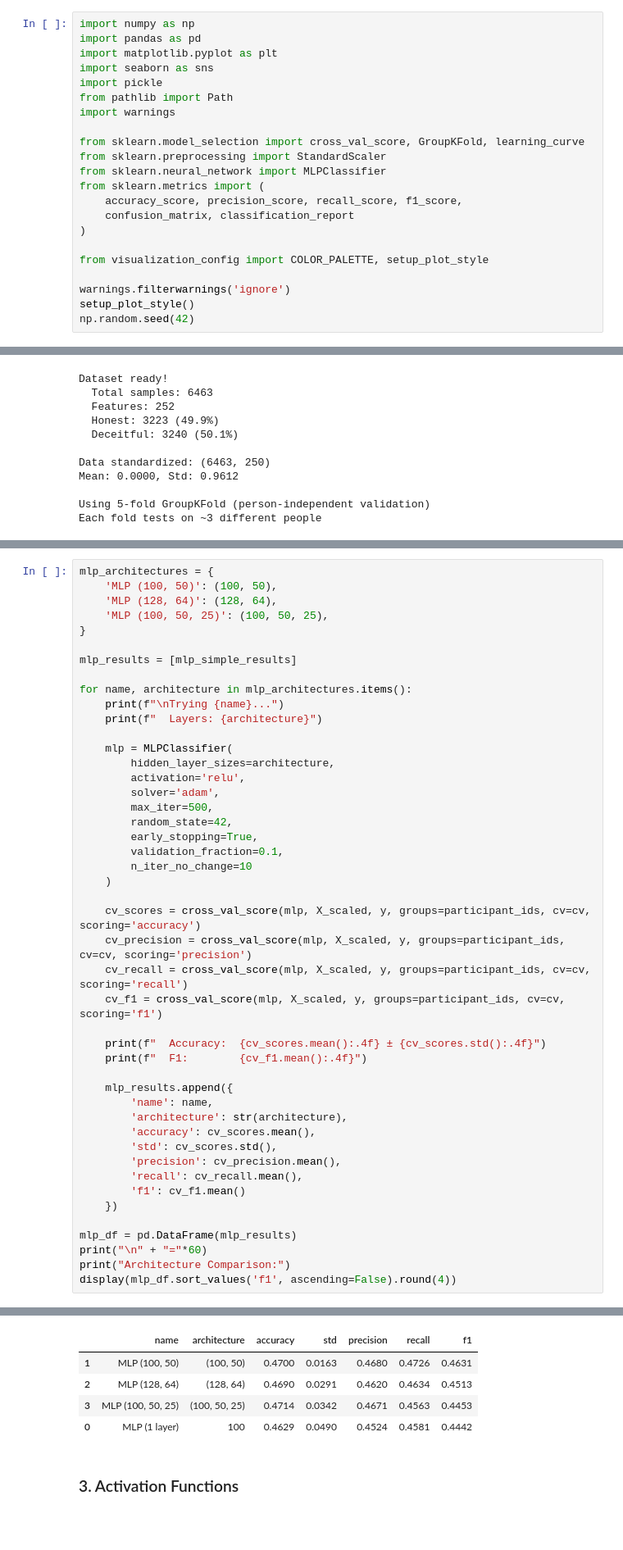
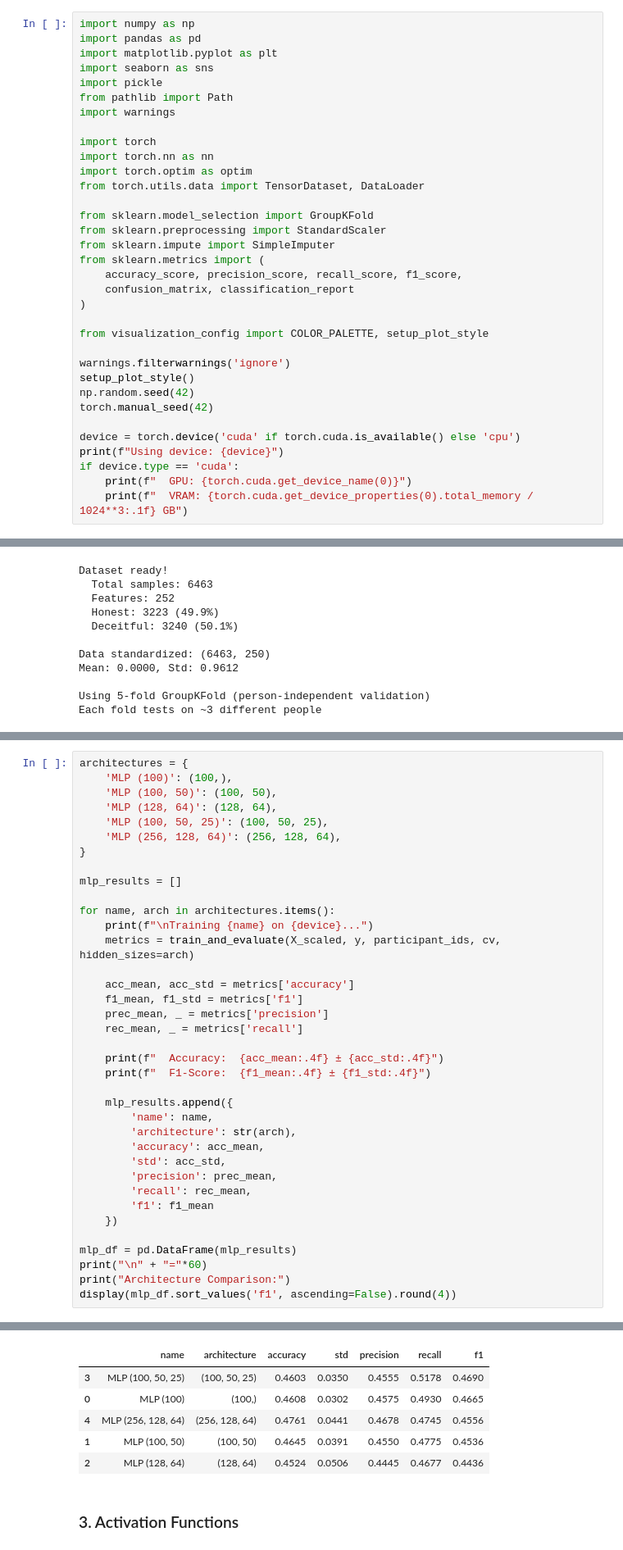
Before and after one commit to wsparcie/ai-ml-neuron-rekrutacja-2025, a Jupyter notebook: neural_networks.ipynb, the cells around one changed output, grey strips where cells are left out. Shown at 82% size. Drawn from its saved outputs; the diff is of its cells as text; blank space fills up the shorter version.

```diff
--- a/neural_networks.ipynb
+++ b/neural_networks.ipynb
@@ -9,9 +9,14 @@ import pickle
 from pathlib import Path
 import warnings
 
-from sklearn.model_selection import cross_val_score, GroupKFold, learning_curve
+import torch
+import torch.nn as nn
+import torch.optim as optim
+from torch.utils.data import TensorDataset, DataLoader
+
+from sklearn.model_selection import GroupKFold
 from sklearn.preprocessing import StandardScaler
-from sklearn.neural_network import MLPClassifier
+from sklearn.impute import SimpleImputer
 from sklearn.metrics import (
     accuracy_score, precision_score, recall_score, f1_score,
     confusion_matrix, classification_report
@@ -22,3 +27,10 @@ from visualization_config import COLOR_PALETTE, setup_plot_style
 warnings.filterwarnings('ignore')
 setup_plot_style()
 np.random.seed(42)
+torch.manual_seed(42)
+
+device = torch.device('cuda' if torch.cuda.is_available() else 'cpu')
+print(f"Using device: {device}")
+if device.type == 'cuda':
+    print(f"  GPU: {torch.cuda.get_device_name(0)}")
+    print(f"  VRAM: {torch.cuda.get_device_properties(0).total_memory / 1024**3:.1f} GB")
@@ -213,43 +274,34 @@ Results:
 # %%
-mlp_architectures = {
+architectures = {
+    'MLP (100)': (100,),
     'MLP (100, 50)': (100, 50),
     'MLP (128, 64)': (128, 64),
     'MLP (100, 50, 25)': (100, 50, 25),
+    'MLP (256, 128, 64)': (256, 128, 64),
 }
 
-mlp_results = [mlp_simple_results]
+mlp_results = []
 
-for name, architecture in mlp_architectures.items():
-    print(f"\nTrying {name}...")
-    print(f"  Layers: {architecture}")
+for name, arch in architectures.items():
+    print(f"\nTraining {name} on {device}...")
+    metrics = train_and_evaluate(X_scaled, y, participant_ids, cv, hidden_sizes=arch)
 
-    mlp = MLPClassifier(
-        hidden_layer_sizes=architecture,
-        activation='relu',
-        solver='adam',
-        max_iter=500,
-        random_state=42,
-        early_stopping=True,
-        validation_fraction=0.1,
-        n_iter_no_change=10
-    )
+    acc_mean, acc_std = metrics['accuracy']
+    f1_mean, f1_std = metrics['f1']
+    prec_mean, _ = metrics['precision']
+    rec_mean, _ = metrics['recall']
 
-    cv_scores = cross_val_score(mlp, X_scaled, y, groups=participant_ids, cv=cv, scoring='accuracy')
-    cv_precision = cross_val_score(mlp, X_scaled, y, groups=participant_ids, cv=cv, scoring='precision')
-    cv_recall = cross_val_score(mlp, X_scaled, y, groups=participant_ids, cv=cv, scoring='recall')
-    cv_f1 = cross_val_score(mlp, X_scaled, y, groups=participant_ids, cv=cv, scoring='f1')
-
-    print(f"  Accuracy:  {cv_scores.mean():.4f} ± {cv_scores.std():.4f}")
-    print(f"  F1:        {cv_f1.mean():.4f}")
+    print(f"  Accuracy:  {acc_mean:.4f} ± {acc_std:.4f}")
+    print(f"  F1-Score:  {f1_mean:.4f} ± {f1_std:.4f}")
 
     mlp_results.append({
         'name': name,
-        'architecture': str(architecture),
-        'accuracy': cv_scores.mean(),
-        'std': cv_scores.std(),
-        'precision': cv_precision.mean(),
-        'recall': cv_recall.mean(),
-        'f1': cv_f1.mean()
+        'architecture': str(arch),
+        'accuracy': acc_mean,
+        'std': acc_std,
+        'precision': prec_mean,
+        'recall': rec_mean,
+        'f1': f1_mean
     })
 
 mlp_df = pd.DataFrame(mlp_results)
@@ -274,11 +326,12 @@ Trying MLP (100, 50, 25)...
 
 ============================================================
 Architecture Comparison:
 |  | name | architecture | accuracy | std | precision | recall | f1 |
-| 1 | MLP (100, 50) | (100, 50) | 0.4700 | 0.0163 | 0.4680 | 0.4726 | 0.4631 |
-| 2 | MLP (128, 64) | (128, 64) | 0.4690 | 0.0291 | 0.4620 | 0.4634 | 0.4513 |
-| 3 | MLP (100, 50, 25) | (100, 50, 25) | 0.4714 | 0.0342 | 0.4671 | 0.4563 | 0.4453 |
-| 0 | MLP (1 layer) | 100 | 0.4629 | 0.0490 | 0.4524 | 0.4581 | 0.4442 |
+| 3 | MLP (100, 50, 25) | (100, 50, 25) | 0.4603 | 0.0350 | 0.4555 | 0.5178 | 0.4690 |
+| 0 | MLP (100) | (100,) | 0.4608 | 0.0302 | 0.4575 | 0.4930 | 0.4665 |
+| 4 | MLP (256, 128, 64) | (256, 128, 64) | 0.4761 | 0.0441 | 0.4678 | 0.4745 | 0.4556 |
+| 1 | MLP (100, 50) | (100, 50) | 0.4645 | 0.0391 | 0.4550 | 0.4775 | 0.4536 |
+| 2 | MLP (128, 64) | (128, 64) | 0.4524 | 0.0506 | 0.4445 | 0.4677 | 0.4436 |
 # %% [markdown]
 ### 3. Activation Functions
 # %%
```
Also changed, not shown: parts of 14 cells of this notebook, 6 other files.
